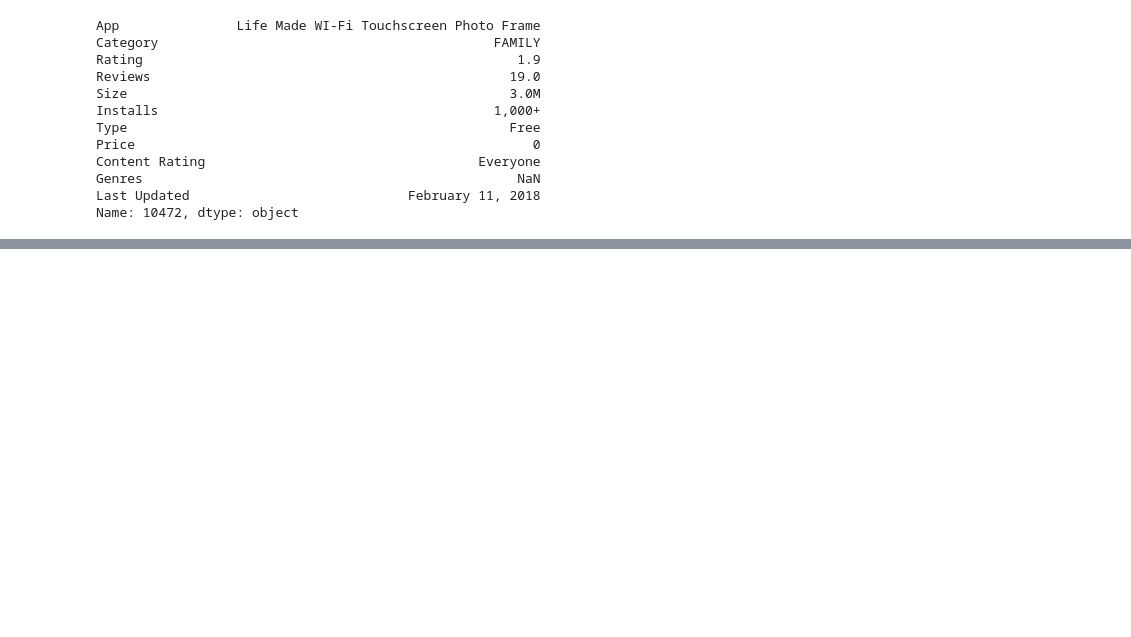
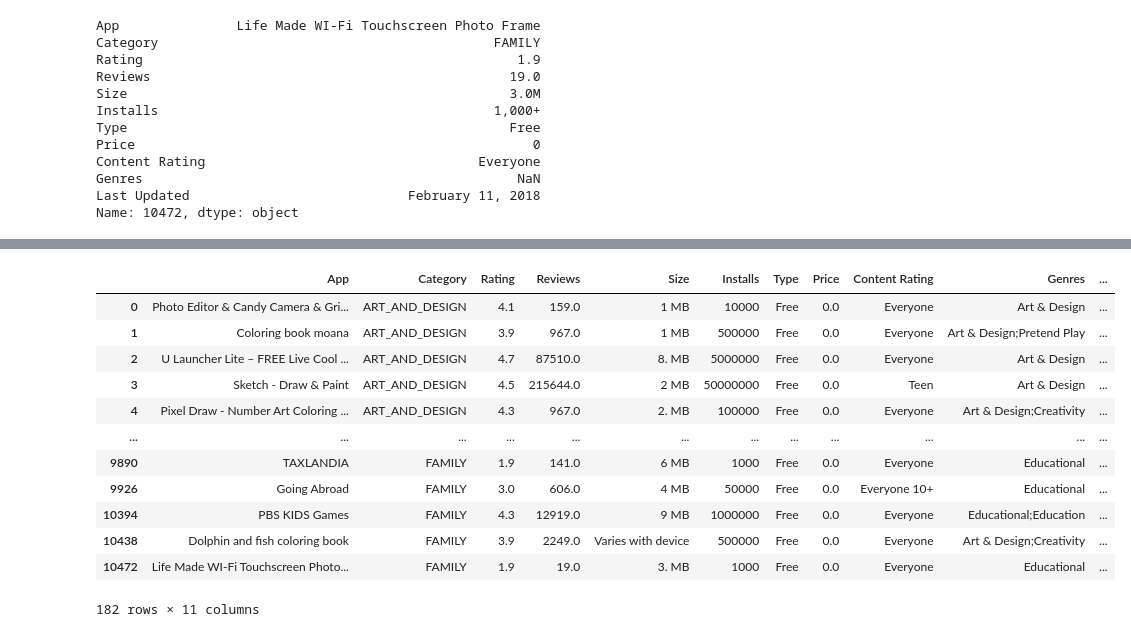
Before and after one commit to GauravSoni24/Portfolio_Apps_2026_27, a Jupyter notebook: analysis_102.ipynb, the cells around one changed output, grey strips where cells are left out. Cells and saved outputs as stored; diff of their text form; code cells hidden in the pictures; blank space fills up the shorter version.

```diff
--- a/analysis_102.ipynb
+++ b/analysis_102.ipynb
@@ -4,8 +4,8 @@ import numpy as np
 import json, csv, os
 from typing import List, Dict, AnyStr
 # %%
-df = pd.read_csv("googleplaystore.csv")
-review_df = pd.read_csv("googleplaystore_user_reviews.csv")
+df = pd.read_csv("datasets\\googleplaystore.csv")
+review_df = pd.read_csv("datasets\\googleplaystore_user_reviews.csv")
 
 df.shape, review_df.shape
 # %% [output]
@@ -134,0 +139,5 @@ Name: count, dtype: int64
+# %%
+# Replacing $ and coverting Price into float32:
+df.loc[:, 'Price'] = df.Price.str.replace({'$': ''})
+
+df.Price = df.Price.astype('float32')
@@ -134,0 +157,4 @@ Name: count, dtype: int64
+# %%
+# it seems we can better to convert column into category here:
+df['Content Rating'] = df['Content Rating'].astype('category')
+df['Content Rating'].cat.categories
@@ -134,0 +184,5 @@ Name: count, dtype: int64
+# %%
+# Replacing Nan Value
+df.iloc[10472, 9] = 'Educational'
+
+df.loc[df.Genres.str.contains(';'), 'Genres']
@@ -134,0 +237,19 @@ Name: count, dtype: int64
+# %%
+# Filter out based on specific need:
+
+input_genre = ['Art & Design', 'Educational']
+df[df.Genres.str.contains(pat='|'.join(input_genre), regex=True)]
+# %% [output]
+|  | App | Category | Rating | Reviews | Size | Installs | Type | Price | Content Rating | Genres | ... |
+| 0 | Photo Editor & Candy Camera & Gri... | ART_AND_DESIGN | 4.1 | 159.0 | 1 MB | 10000 | Free | 0.0 | Everyone | Art & Design | ... |
+| 1 | Coloring book moana | ART_AND_DESIGN | 3.9 | 967.0 | 1 MB | 500000 | Free | 0.0 | Everyone | Art & Design;Pretend Play | ... |
+| 2 | U Launcher Lite – FREE Live Cool ... | ART_AND_DESIGN | 4.7 | 87510.0 | 8. MB | 5000000 | Free | 0.0 | Everyone | Art & Design | ... |
+| 3 | Sketch - Draw & Paint | ART_AND_DESIGN | 4.5 | 215644.0 | 2 MB | 50000000 | Free | 0.0 | Teen | Art & Design | ... |
+| 4 | Pixel Draw - Number Art Coloring ... | ART_AND_DESIGN | 4.3 | 967.0 | 2. MB | 100000 | Free | 0.0 | Everyone | Art & Design;Creativity | ... |
+| ... | ... | ... | ... | ... | ... | ... | ... | ... | ... | ... | ... |
+| 9890 | TAXLANDIA | FAMILY | 1.9 | 141.0 | 6 MB | 1000 | Free | 0.0 | Everyone | Educational | ... |
+| 9926 | Going Abroad | FAMILY | 3.0 | 606.0 | 4 MB | 50000 | Free | 0.0 | Everyone 10+ | Educational | ... |
+| 10394 | PBS KIDS Games | FAMILY | 4.3 | 12919.0 | 9 MB | 1000000 | Free | 0.0 | Everyone | Educational;Education | ... |
+| 10438 | Dolphin and fish coloring book | FAMILY | 3.9 | 2249.0 | Varies with device | 500000 | Free | 0.0 | Everyone | Art & Design;Creativity | ... |
+| 10472 | Life Made WI-Fi Touchscreen Photo... | FAMILY | 1.9 | 19.0 | 3. MB | 1000 | Free | 0.0 | Everyone | Educational | ... |
+182 rows × 11 columns
```
Also changed, not shown: parts of 25 cells of this notebook, 2 other files.
